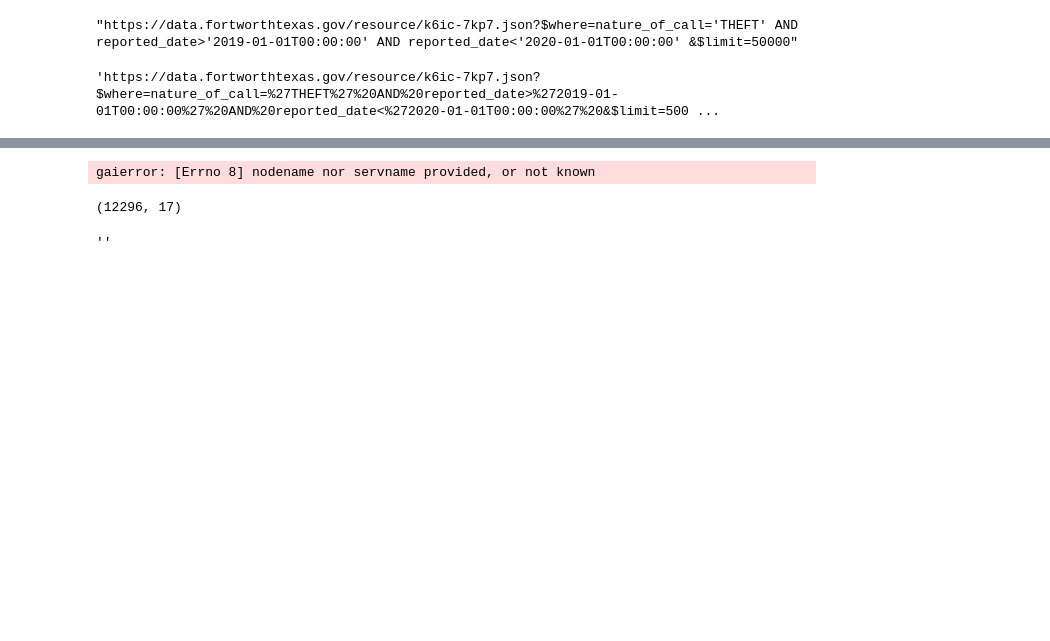
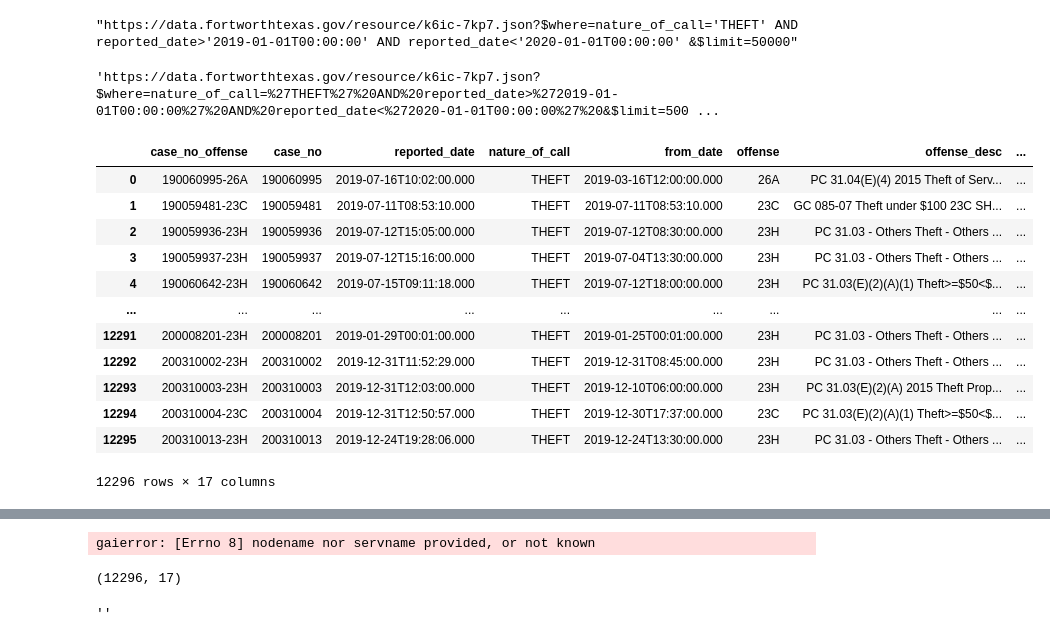
Before and after one commit to ShouvikSharma/shouvik19, a Jupyter notebook: Data Engineering Discipline/Interview prep/Interview experience/Kin/Test_API.ipynb, the cells around one changed output, grey strips where cells are left out. Drawn from its saved outputs; the diff is of its cells as text; code cells hidden in the pictures; blank space fills up the shorter version.

```diff
--- a/Data Engineering Discipline/Interview prep/Interview experience/Kin/Test_API.ipynb
+++ b/Data Engineering Discipline/Interview prep/Interview experience/Kin/Test_API.ipynb
@@ -59,5 +59,21 @@ response = session.get(formatted_call,headers = headers)
 data = response.json()
 # %%
 data = pd.DataFrame(data)
+# %%
+data
+# %% [output]
+|  | case_no_offense | case_no | reported_date | nature_of_call | from_date | offense | offense_desc | ... |
+| 0 | 190060995-26A | 190060995 | 2019-07-16T10:02:00.000 | THEFT | 2019-03-16T12:00:00.000 | 26A | PC 31.04(E)(4) 2015 Theft of Serv... | ... |
+| 1 | 190059481-23C | 190059481 | 2019-07-11T08:53:10.000 | THEFT | 2019-07-11T08:53:10.000 | 23C | GC 085-07 Theft under $100 23C SH... | ... |
+| 2 | 190059936-23H | 190059936 | 2019-07-12T15:05:00.000 | THEFT | 2019-07-12T08:30:00.000 | 23H | PC 31.03 - Others Theft - Others ... | ... |
+| 3 | 190059937-23H | 190059937 | 2019-07-12T15:16:00.000 | THEFT | 2019-07-04T13:30:00.000 | 23H | PC 31.03 - Others Theft - Others ... | ... |
+| 4 | 190060642-23H | 190060642 | 2019-07-15T09:11:18.000 | THEFT | 2019-07-12T18:00:00.000 | 23H | PC 31.03(E)(2)(A)(1) Theft>=$50<$... | ... |
+| ... | ... | ... | ... | ... | ... | ... | ... | ... |
+| 12291 | 200008201-23H | 200008201 | 2019-01-29T00:01:00.000 | THEFT | 2019-01-25T00:01:00.000 | 23H | PC 31.03 - Others Theft - Others ... | ... |
+| 12292 | 200310002-23H | 200310002 | 2019-12-31T11:52:29.000 | THEFT | 2019-12-31T08:45:00.000 | 23H | PC 31.03 - Others Theft - Others ... | ... |
+| 12293 | 200310003-23H | 200310003 | 2019-12-31T12:03:00.000 | THEFT | 2019-12-10T06:00:00.000 | 23H | PC 31.03(E)(2)(A) 2015 Theft Prop... | ... |
+| 12294 | 200310004-23C | 200310004 | 2019-12-31T12:50:57.000 | THEFT | 2019-12-30T17:37:00.000 | 23C | PC 31.03(E)(2)(A)(1) Theft>=$50<$... | ... |
+| 12295 | 200310013-23H | 200310013 | 2019-12-24T19:28:06.000 | THEFT | 2019-12-24T13:30:00.000 | 23H | PC 31.03 - Others Theft - Others ... | ... |
+12296 rows × 17 columns
 # %%
 extracted_data = data.join(pd.json_normalize(data['location_1']))
```
Also changed, not shown: parts of 1 cell of this notebook, 4 other files.
